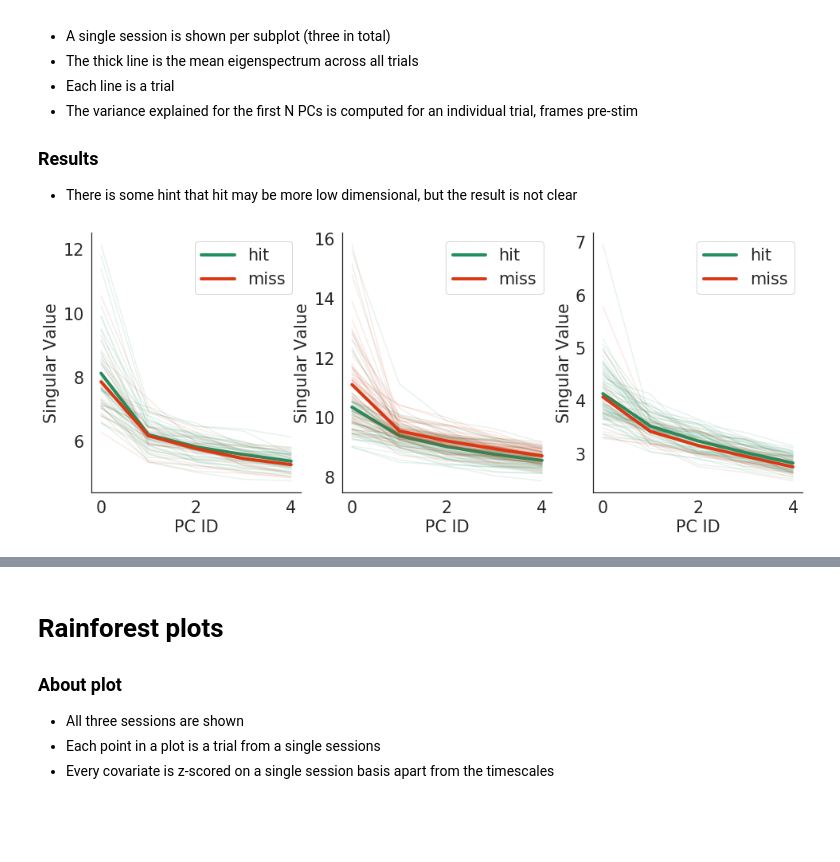
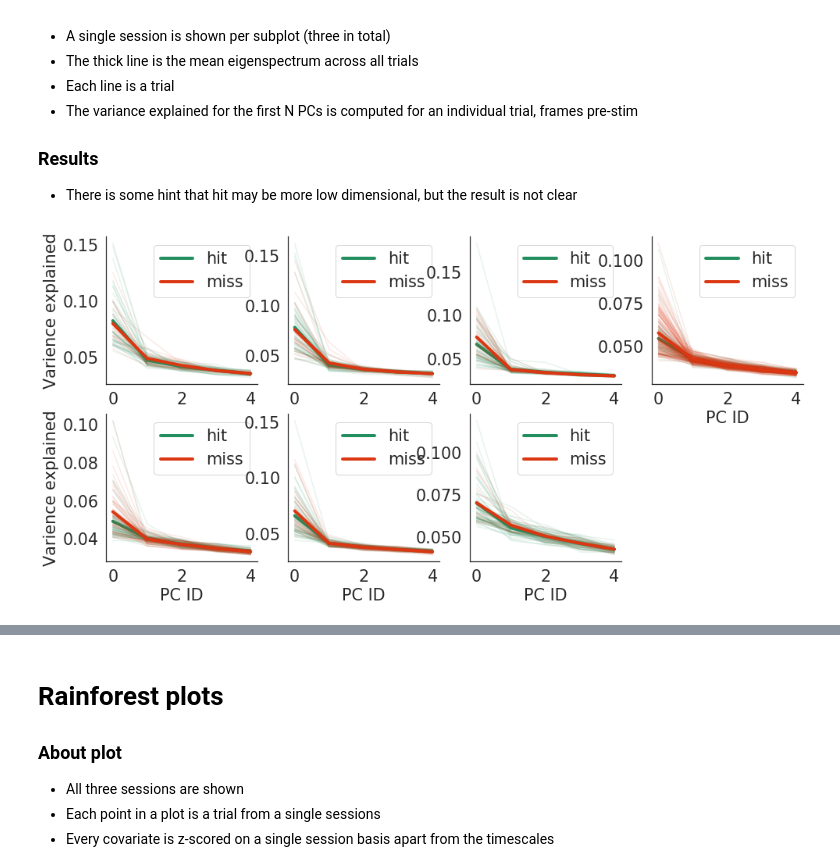
Before and after one commit to Packer-Lab/popping-off, a Jupyter notebook: notebooks/the_plot_matrix.ipynb, the cells around one changed output, grey strips where cells are left out. Saved outputs shown, nothing was run; the diff lists cells and outputs as text; code cells hidden in the pictures; blank space fills up the shorter version.

Commit message:
plots up to cosyne 2021

```diff
--- a/notebooks/the_plot_matrix.ipynb
+++ b/notebooks/the_plot_matrix.ipynb
@@ -38,9 +38,13 @@ COLORS = [
 ## The region of cells to use and the covariates of interest are set here
 # %%
 region = 's1'
+# covs_keep = ['mean_pre', 'corr_pre', 'largest_PC_var', 'largest_singular_value', 'largest_factor_var',
+#              f'ts_{region}_pre', 'variance_cell_rates', 'variance_pop_mean',
+#             'mean_cell_variance']
+
 covs_keep = ['mean_pre', 'corr_pre', 'largest_PC_var', 'largest_singular_value', 'largest_factor_var',
-             f'ts_{region}_pre', 'variance_cell_rates', 'variance_pop_mean',
-            'mean_cell_variance']
+            'variance_cell_rates', 'variance_pop_mean',
+            'mean_cell_variance', f'ts_{region}_pre']
 # %% [markdown]
 ## Init MultiSessionModel object with parameters
 # %%
@@ -48,7 +52,7 @@ covs_keep = ['mean_pre', 'corr_pre', 'largest_PC_var', 'largest_singular_value',
 remove_targets = False
 # Do you want to just analyse the three 'training set' sessions ([0,3,7]) indexes hardcoded
 # as keep_sessions variable in PoolAcrossSessions
-subsample_sessions = True
+subsample_sessions = False
 # Set hits with first lick < 250ms as toosoon?
 remove_toosoon = True
 # Build the MultiSessionModel object
@@ -285,9 +306,10 @@ def get_spectrum(X, n_components='all'):
     varexp = model.explained_variance_ratio_
     svs = model.singular_values_
 
-    return svs
+    return varexp
 # %%
-def plot_spectrum(lm, region):
+def plot_spectrum(lm, region, return_eigs=False):
+
     flu = select_cells_and_frames(lm, region=region, frames='pre')
 
     # Go through each trial
@@ -297,6 +319,10 @@ def plot_spectrum(lm, region):
         eigs.append(get_spectrum(data, 5))
 
     eigs = np.array(eigs)
+
+    if return_eigs:
+        return eigs
+
     hit = eigs[lm.session.outcome=='hit', :]
     miss = eigs[lm.session.outcome=='miss', :]
 
@@ -309,12 +335,16 @@ def plot_spectrum(lm, region):
     plt.plot(np.mean(miss, 0), color=COLORS[1], label='miss', lw=4)
 
     plt.legend()
-    plt.xlabel('PC ID')
-    plt.ylabel('Singular Value')
 # %%
-plt.figure(figsize=(16,6))
+plt.figure(figsize=(16,16))
 for idx, lm in enumerate(msm.linear_models):
-    plt.subplot(1,3,idx+1)
+    plt.subplot(4,4,idx+1)
+
+    if idx in [0, 4]:
+        plt.ylabel('Varience explained')
+    if idx in [3,4,5,6]:
+        plt.xlabel('PC ID')
+
     plot_spectrum(lm, region)
 # %% [output]
-[figure, old version]
+[figure, new version]
```
Also changed, not shown: parts of 8 cells of this notebook, 6 other files.
